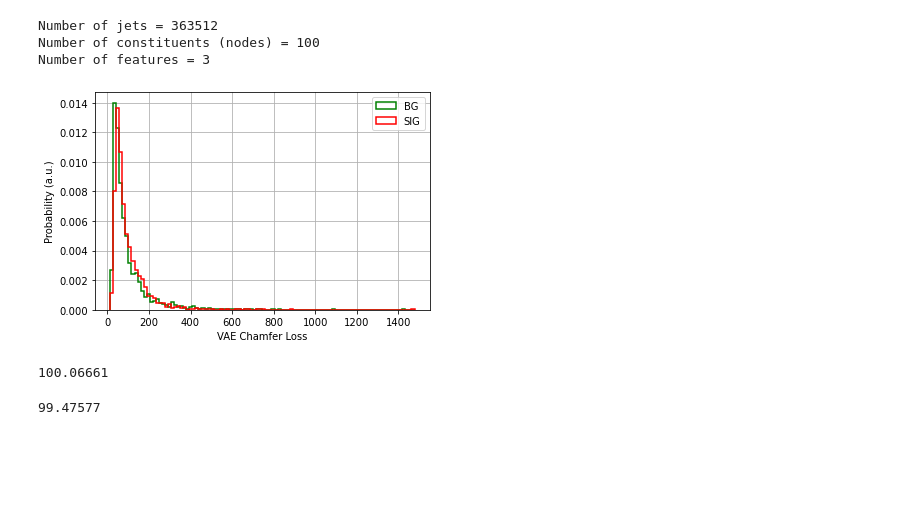
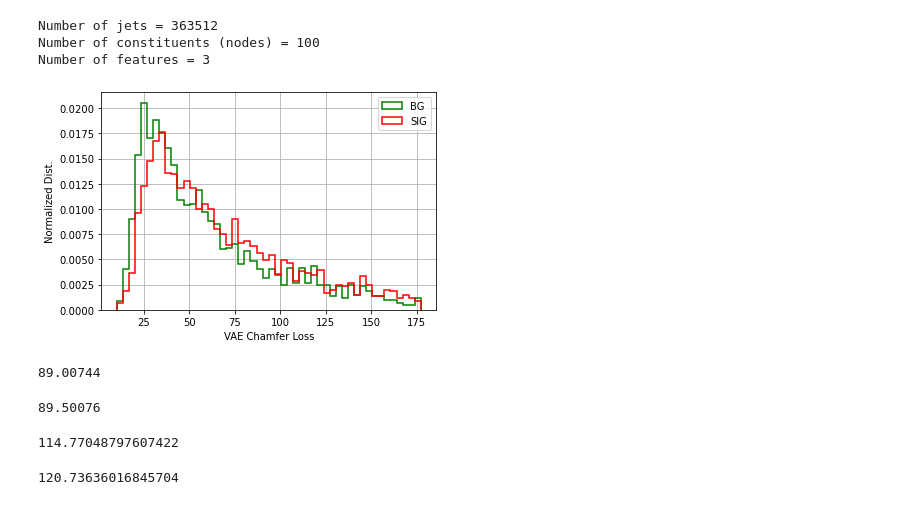
Before and after one commit to nadya-chernyavskaya/ADgvae, a Jupyter notebook: GCN_VAE.ipynb, the cells around one changed output. Cells and saved outputs as stored; diff of their text form; code cells hidden in the pictures; blank space fills up the shorter version.

```diff
--- a/GCN_VAE.ipynb
+++ b/GCN_VAE.ipynb
@@ -139,8 +143,8 @@ reload(prepr)
 # %% [output]
 <module 'utils.preprocessing' from '/eos/home-n/nchernya/MLHEP/AnomalyDetection/ADgvae/utils/preprocessing.py'>
 # %%
-gcnvae = models.GCNVariationalAutoEncoder(nodes_n=nodes_n, feat_sz=feat_sz, activation=tf.nn.tanh,latent_dim=10,kl_warmup_time=10)
-gcnvae.compile(optimizer=tf.keras.optimizers.Adam(learning_rate=0.0001), run_eagerly=True)
+gcnvae = models.GCNVariationalAutoEncoder(nodes_n=nodes_n, feat_sz=feat_sz, activation=tf.nn.tanh,latent_dim=50,kl_warmup_time=10)
+gcnvae.compile(optimizer=tf.keras.optimizers.Adam(learning_rate=0.01), run_eagerly=True)
 # %% [output]
 100
 Model: "functional_61"
@@ -164,6 +172,6 @@ custom_callback = models.KLWarmupCallback()
 # %%
 callbacks = [tf.keras.callbacks.ReduceLROnPlateau(factor=0.1, patience=5, verbose=2),
             tf.keras.callbacks.EarlyStopping(monitor='val_loss', patience=5, verbose=2),custom_callback]
-gcnvae.fit(particles_bg, A_bg, epochs=30, batch_size=128, validation_data = ((particles_bg_valid, A_bg_valid)), callbacks=callbacks)
+gcnvae.fit(particles_bg, A_tilde_bg, epochs=30, batch_size=128, validation_data = ((particles_bg_valid, A_bg_valid)), callbacks=callbacks)
 # %% [output]
 Epoch 1/30
@@ -211,40 +216,48 @@ loaded_1 = tf.keras.models.load_model(
 #model = loaded_1
 model = gcnvae
 
-features_out_bg_test, z_bg_test, z_mean_bg_test, z_log_var_bg_test = loaded_1((particles_bg_test, A_bg_test))
+features_out_bg_test, z_bg_test, z_mean_bg_test, z_log_var_bg_test = model((particles_bg_test, A_tilde_bg_test))
 features_out_bg_test = features_out_bg_test.numpy().astype('float32')
 loss_bg = threeD_loss_manual(particles_bg_test.astype('float32'),features_out_bg_test)
 
-features_out_sig, z_sig, z_mean_sig, z_log_var_sig = loaded_1((particles_sig, A_sig))
+features_out_sig, z_sig, z_mean_sig, z_log_var_sig = model((particles_sig, A_tilde_sig))
 features_out_sig = features_out_sig.numpy().astype('float32')
 loss_signal = threeD_loss_manual(particles_sig.astype('float32'),features_out_sig)
 # %%
-max_score = np.max(np.max(loss_signal))#,np.max(loss_bg_dist))
-min_score = np.max(np.min(loss_bg))#,np.max(loss_bg_dist))
+max_score = np.quantile(loss_signal,0.9)#,np.max(loss_bg_dist))
+min_score = np.min(loss_bg)#,np.max(loss_bg_dist))
 # plot BG
 plt.figure()
-plt.hist(loss_bg, bins=100, label='BG', density=True, range=(min_score, max_score),
+plt.hist(loss_bg, bins=50, label='BG', density=True, range=(min_score, max_score),
          histtype='step', fill=False, linewidth=1.5,color='g')
-plt.hist(loss_signal, bins=100, label='SIG', density=True, range=(min_score, max_score),
+plt.hist(loss_signal, bins=50, label='SIG', density=True, range=(min_score, max_score),
          histtype='step', fill=False, linewidth=1.5,color='r')
 #plt.semilogy()
 plt.xlabel("VAE Chamfer Loss")
-plt.ylabel("Probability (a.u.)")
+plt.ylabel("Normalized Dist.")
 plt.grid(True)
 plt.legend(loc='upper right')
 plt.show()
 # %% [output]
-[figure, old version]
+[figure, new version]
 # %%
 loss_signal.mean()
 # %% [output]
-100.06661
+89.00744
 # %%
 loss_bg.mean()
 # %% [output]
-99.47577
+89.50076
 # %%
 import sys, os
 sys.path.append(os.path.abspath(os.path.join('..')))
 sys.path.append(os.path.abspath(os.path.join('../vande/')))
 sys.path.append(os.path.abspath(os.path.join('../pofah/')))
+# %%
+np.quantile(loss_bg,0.8)
+# %% [output]
+114.77048797607422
+# %%
+np.quantile(loss_signal,0.8)
+# %% [output]
+120.73636016845704
```
Also changed, not shown: parts of 6 cells of this notebook, 1 other file.
